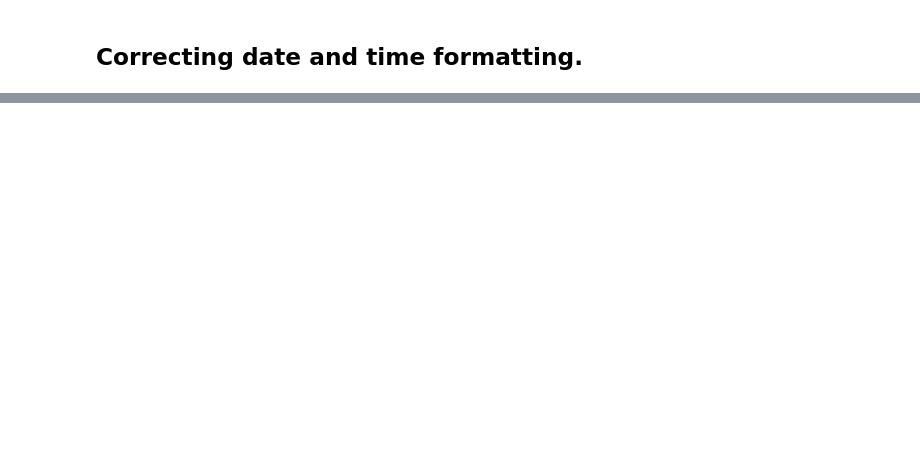
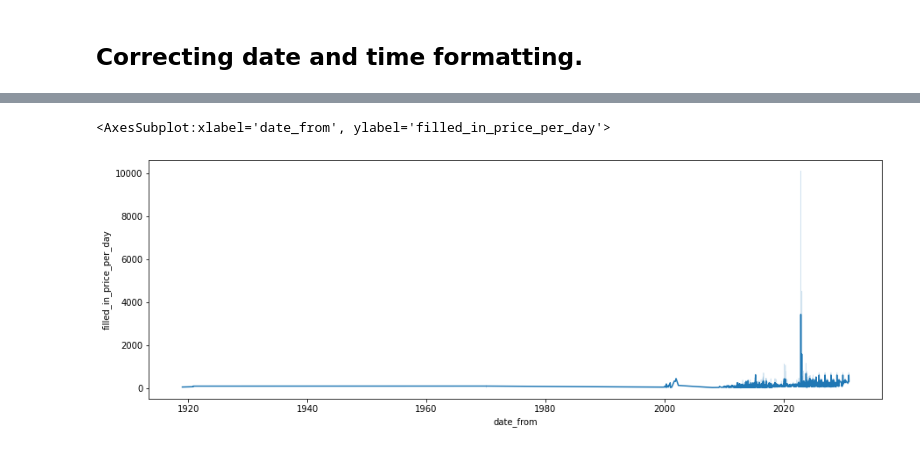
Before and after one commit to neue-fische-traum/traum-preis, a Jupyter notebook: EDA/EDA_notebook_4_prices.ipynb, the cells around one changed output, grey strips where cells are left out. Cells and saved outputs as stored; diff of their text form; code cells hidden in the pictures; blank space fills up the shorter version.

```diff
--- a/EDA/EDA_notebook_4_prices.ipynb
+++ b/EDA/EDA_notebook_4_prices.ipynb
@@ -46,0 +198,3 @@ df_prices['price_per_week_from'].isna().value_counts()
+# %%
+df_prices['filled_in_price_per_day']= df_prices.filled_in_price_per_day.replace([0, 1, 999, 9999], [np.NaN, np.NaN, np.NaN, np.NaN])
+df_prices['filled_in_price_per_week']= df_prices.filled_in_price_per_week.replace([0, 1, 999, 9999], [np.NaN, np.NaN, np.NaN, np.NaN])
@@ -46,0 +241,10 @@ df_prices['price_per_week_from'].isna().value_counts()
+# %%
+# Get names of indexes for which column filled_in_price_per_day has value under 10
+indexNames = df_prices[df_prices['filled_in_price_per_day'] <= 10 ].index
+# Delete these row indexes from dataFrame
+df_prices.drop(indexNames , inplace=True)
+# %%
+# Get names of indexes for which column filled_in_price_per_day has value greater than or equal to filled_in_price_per_week
+indexNames2 = df_prices[df_prices['filled_in_price_per_day'] >= df_prices['filled_in_price_per_week']].index
+# Delete these row indexes from dataFrame
+df_prices.drop(indexNames2 , inplace=True)
@@ -46,0 +299,7 @@ df_prices['price_per_week_from'].isna().value_counts()
+# %%
+df_prices['month'] = pd.to_datetime(df_prices['date_from']).dt.to_period('M')
+fig, ax = plt.subplots(figsize=(15,5))
+sns.lineplot(data=df_prices, x="date_from", y="filled_in_price_per_day")
+# %% [output]
+<AxesSubplot:xlabel='date_from', ylabel='filled_in_price_per_day'>
+[figure, added]
```
Also changed, not shown: parts of 34 cells of this notebook, 2 other files.
